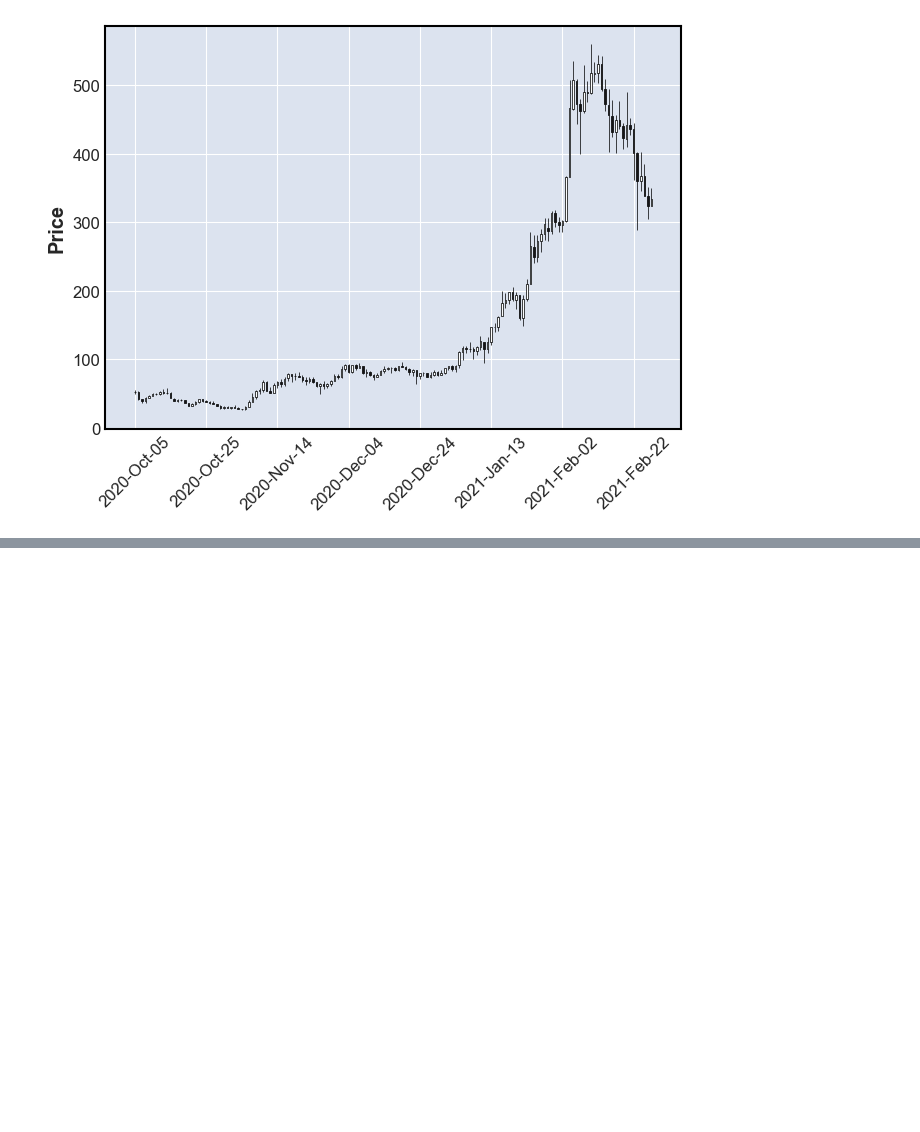
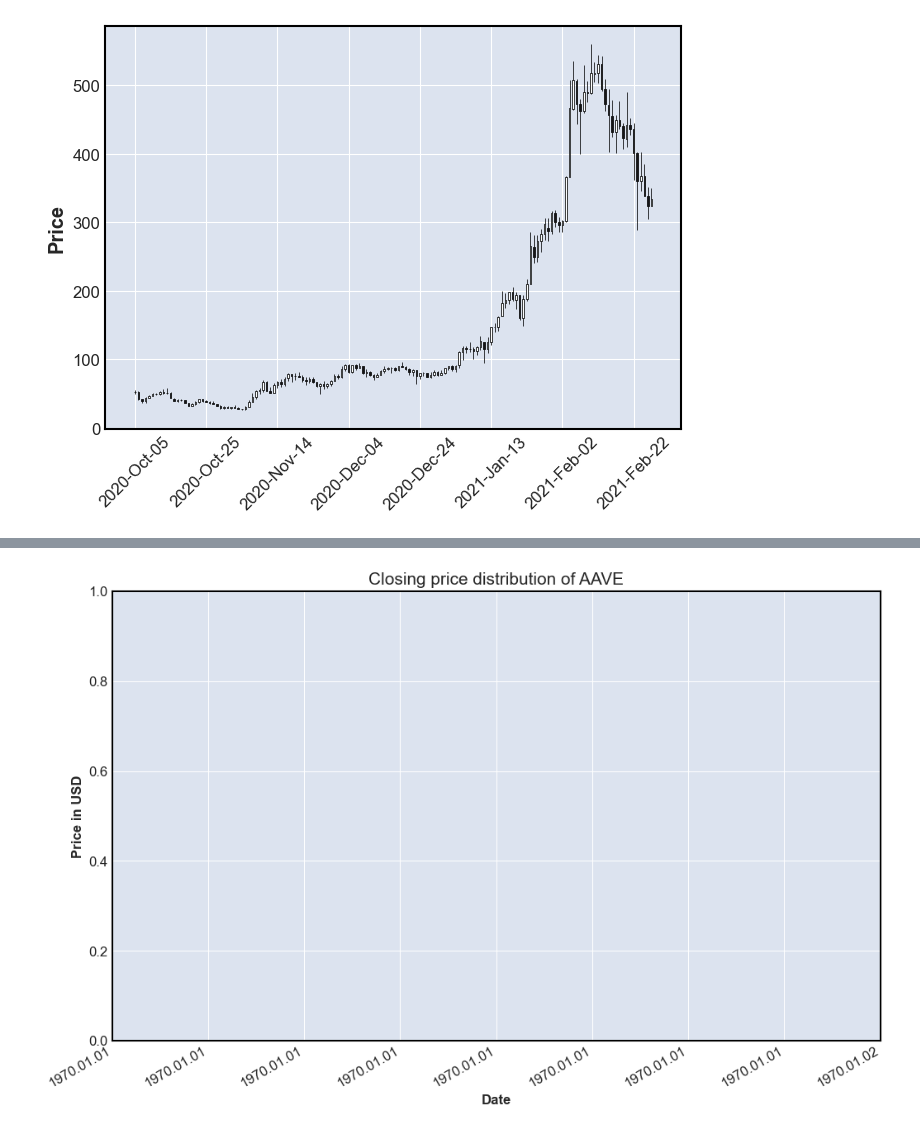
Before and after one commit to ArtTucker/crypto_prices_ML, a Jupyter notebook: preprocessing/by_coin/aave_preprocessing.ipynb, the cells around one changed output, grey strips where cells are left out. Drawn from its saved outputs; the diff is of its cells as text; code cells hidden in the pictures; blank space fills up the shorter version.

```diff
--- a/preprocessing/by_coin/aave_preprocessing.ipynb
+++ b/preprocessing/by_coin/aave_preprocessing.ipynb
@@ -143,0 +146,15 @@ plt.show()
+# %%
+aave_df_2 = pd.read_csv('../../resources/prices/coin_Aave.csv', index_col='SNo',parse_dates=['Date'])
+aave_df_2['Date_mpl'] = aave_df_2['Date'].apply(lambda x: mdates.date2num(x))
+
+fig, ax = plt.subplots(figsize=(12,8))
+# sns.lineplot(aave_df_2.Close.values, time=aave_df_2.Date_mpl.values, alpha=0.8, color=color[2], ax=ax)
+ax.xaxis.set_major_locator(mdates.AutoDateLocator())
+ax.xaxis.set_major_formatter(mdates.DateFormatter('%Y.%m.%d'))
+fig.autofmt_xdate()
+plt.xlabel('Date', fontsize=12)
+plt.ylabel('Price in USD', fontsize=12)
+plt.title("Closing price distribution of AAVE", fontsize=15)
+plt.show()
+# %% [output]
+[figure, added]
```
Also changed, not shown: parts of 4 cells of this notebook.
